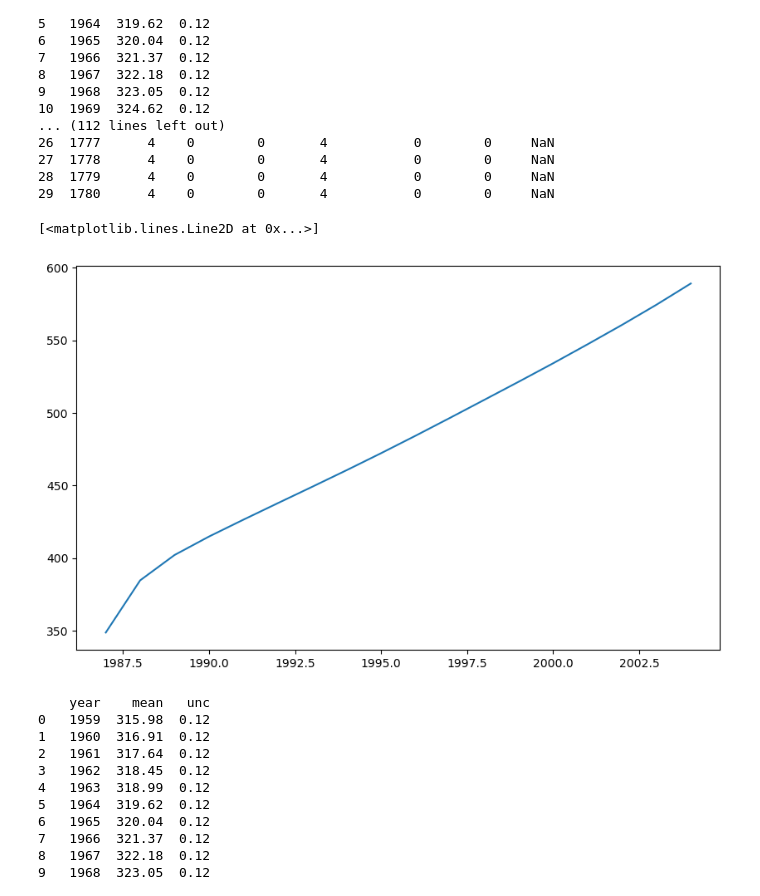
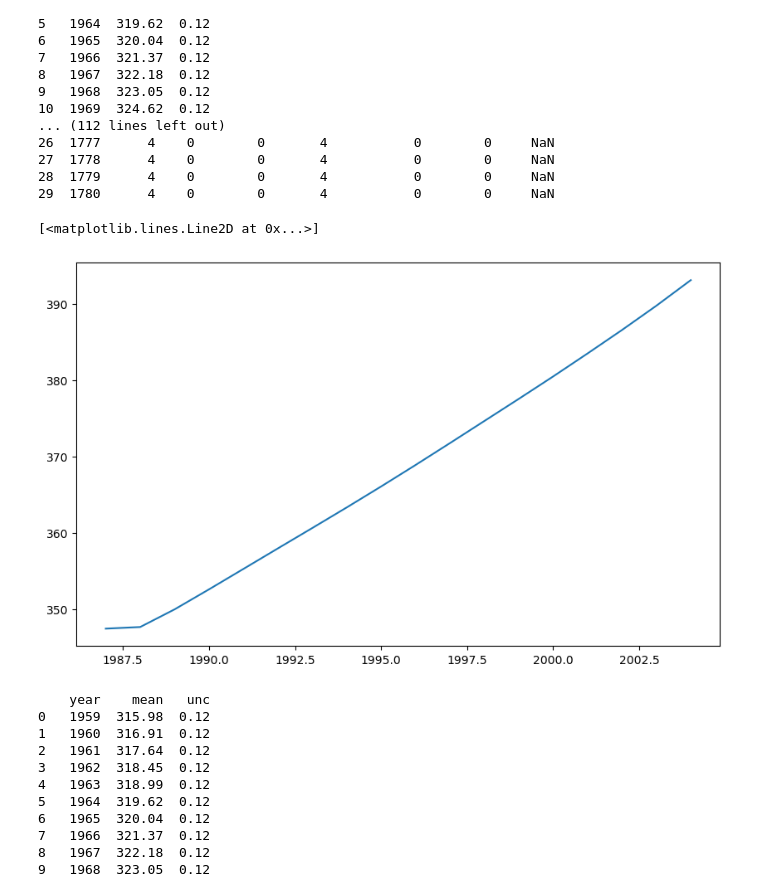
Before and after one commit to htlhtlhtl/ESE5023_Assignments_12432921, a Jupyter notebook: PS5.ipynb, the cells around one changed output. Saved outputs shown, nothing was run; the diff lists cells and outputs as text; code cells hidden in the pictures.

```diff
--- a/PS5.ipynb
+++ b/PS5.ipynb
@@ -44,8 +44,8 @@ N2_data.set_index('year', inplace=True)
 gamma_data.set_index('Year', inplace=True)
 
 # 获取初始条件
-N1_0 = N1_data.loc[1987, 'mean']
-N2_0 = N2_data.loc[1987, 'mean']
+N1_0 = 740
+N2_0 = 900
 
 # 定义微分方程模型
 def model(Y, t, k12, k21, gamma_func):
@@ -65,7 +65,7 @@ t = np.linspace(1987, 2004, 18)
 # 定义一个函数来获取gamma值
 def gamma_func(t):
     idx = np.argmin(np.abs(gamma_data.index - t))
-    return gamma_data.iloc[idx]['Total'] / 1000*2.13
+    return gamma_data.iloc[idx]['Total'] / 1000
 
 # 求解微分方程
 solution = odeint(model, [N1_0, N2_0], t, args=(k12, k21, gamma_func))
@@ -80,7 +80,7 @@ N1, N2 = solution.T
 
 # 绘制结果
 plt.figure(figsize=(10, 6))
-plt.plot(t, N1, label='Simulated Atmospheric CO2')
+plt.plot(t, N1/2.13, label='Simulated Atmospheric CO2')
 plt.xlabel('Year')
 plt.ylabel('Concentration (ppm)')
 plt.title('CO2 Concentration Simulation')
@@ -144,43 +144,43 @@ N2_data.set_index('year', inplace=True)
 gamma_data.set_index('Year', inplace=True)
 
 # 获取初始条件
-N1_0 = N1_data.loc[1987, 'mean']
-N2_0 = N2_data.loc[1987, 'mean']
+N1_0 = 740
+N2_0 = 900
 def buffer_factor(z):
     return 3.69 + 1.86e-2 * z - 1.80e-6 * z**2
 
 
 def gamma_func(t):
     idx = np.argmin(np.abs(gamma_data.index - t))
-    return gamma_data.iloc[idx]['Total'] / 1000*2.13
+    return gamma_data.iloc[idx]['Total'] / 1000
 
 # 微分方程模型
 def model(Y, t, k12, k21, N2_0):
     N1, N2 = Y
     xi = buffer_factor(N1)  # 计算缓冲因子
     gamma_t = gamma_func(t)  # 获取当前时间点的gamma值
     dN1dt = -k12 * N1 + k21 * (N2_0 + xi * (N2 - N2_0)) + gamma_t
     dN2dt = k12 * N1 - k21 * (N2_0 + xi * (N2 - N2_0))
     return [dN1dt, dN2dt]
 
 # 参数
 k12 = 105 / 740
 k21 = 102 / 900
 N2_0 = 821
 # 时间序列
 t = np.linspace(1987, 2004, 18)
 
 # 求解微分方程
 solution = odeint(model, [N1_0, N2_0], t, args=(k12, k21, N2_0))
 # 提取结果
 N1_sim, N2_sim = solution.T
 
 # 绘制结果
 plt.figure(figsize=(10, 6))
-plt.plot(t, N1_sim, label='Simulated Atmospheric CO2')
+plt.plot(t, N1_sim/2.13, label='Simulated Atmospheric CO2')
 # %% [output]
 [<matplotlib.lines.Line2D at 0x...>]
-[figure, old version]
+[figure, new version]
 # %%
 import pandas as pd
 N2= pd.read_csv('co2_annmean_mlo.csv',sep=',', skiprows=43)
```
Also changed, not shown: parts of 2 cells of this notebook.
